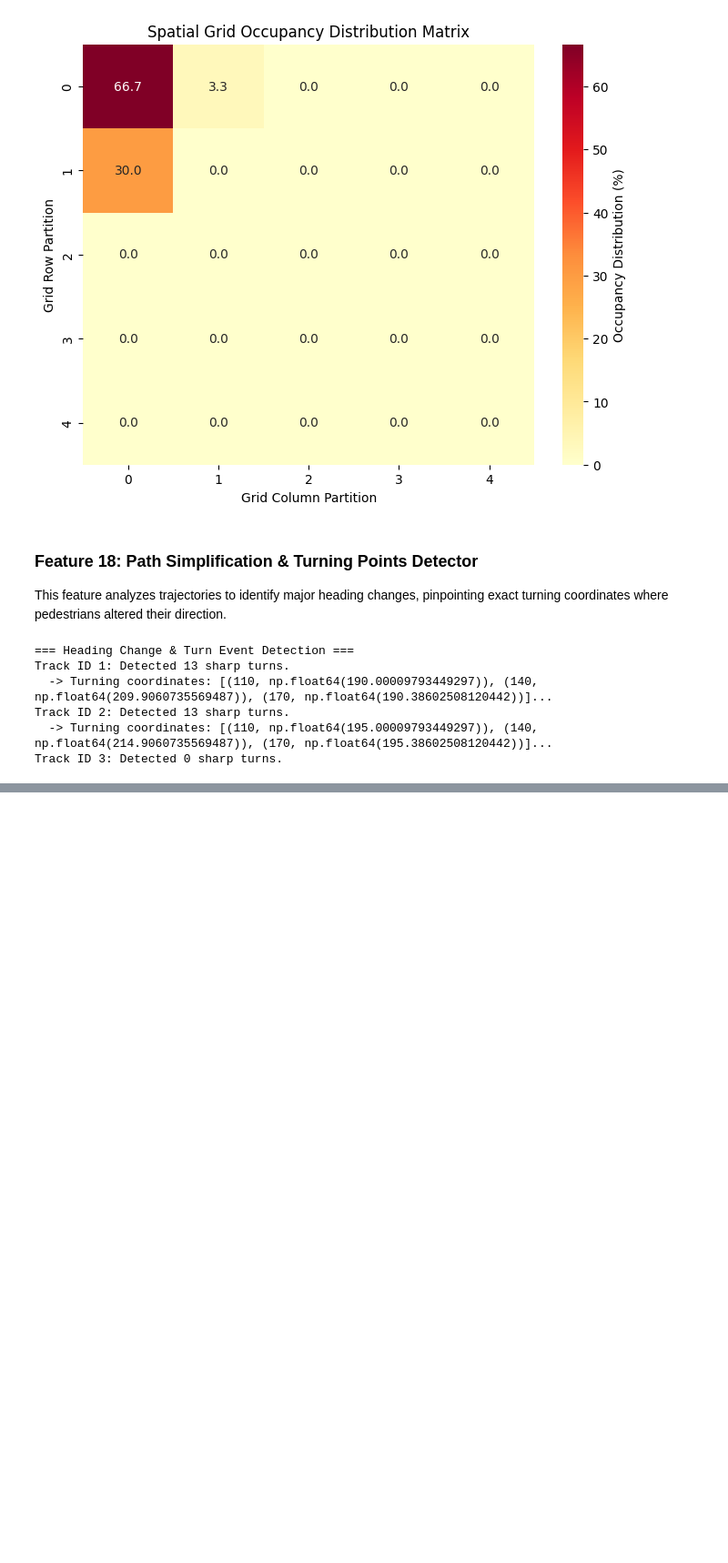
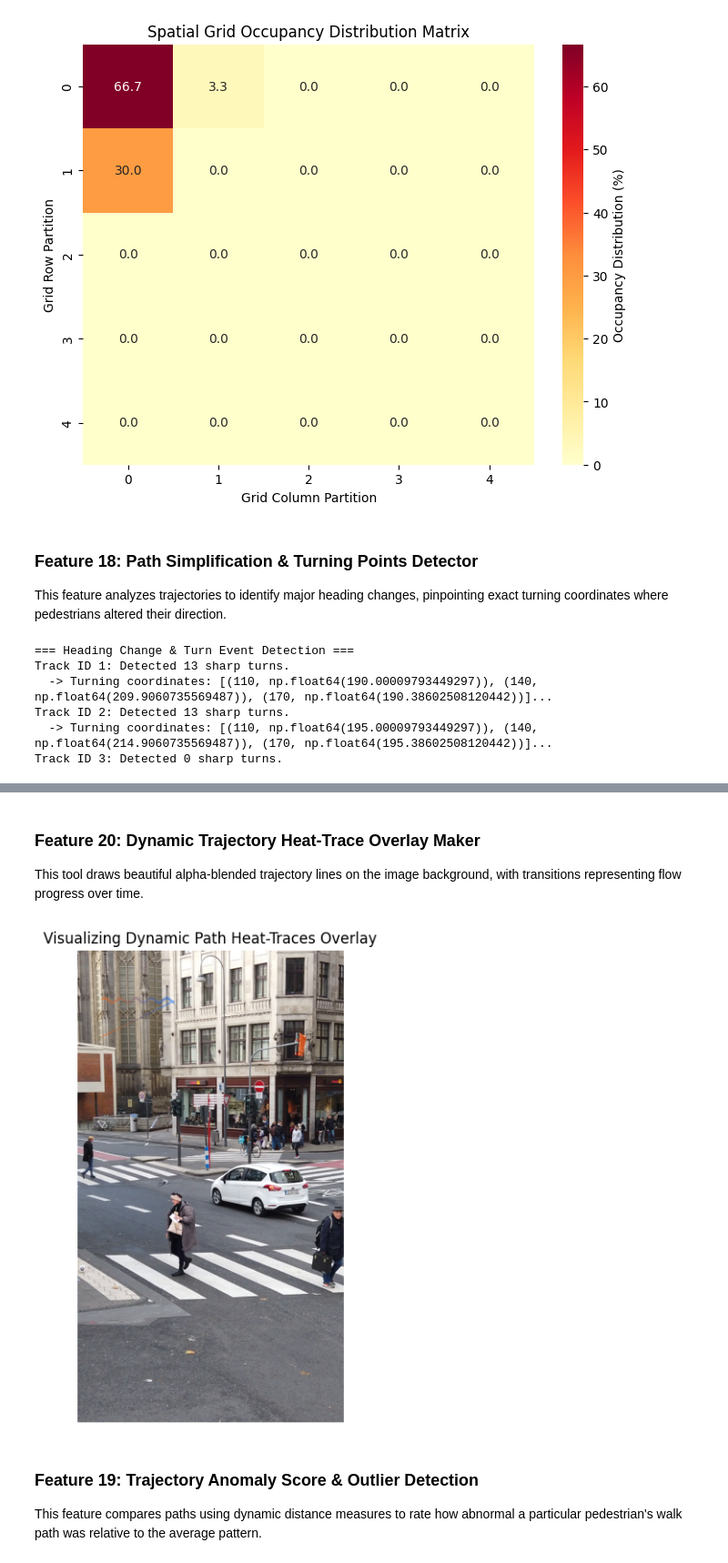
Before and after one commit to HaswinChony308/Vision-Track, a Jupyter notebook: Vision_Track.ipynb, the cells around one changed output, grey strips where cells are left out. Shown at 91% size. Saved outputs shown, nothing was run; the diff lists cells and outputs as text; code cells hidden in the pictures; blank space fills up the shorter version.

```diff
--- a/Vision_Track.ipynb
+++ b/Vision_Track.ipynb
@@ -1256,0 +1302,43 @@ Track ID 3: Detected 0 sharp turns.
+# %% [markdown]
+### Feature 20: Dynamic Trajectory Heat-Trace Overlay Maker
+This tool draws beautiful alpha-blended trajectory lines on the image background, with transitions representing flow progress over time.
+# %%
+import cv2
+import numpy as np
+import os
+import matplotlib.pyplot as plt
+
+# Initialize blank base or load frame if exists
+background = np.zeros((1080, 1920, 3), dtype=np.uint8)
+if os.path.exists("/content/16849658_1080_1920_30fps.mp4"):
+    cap = cv2.VideoCapture("/content/16849658_1080_1920_30fps.mp4")
+    ret, frame = cap.read()
+    if ret:
+        background = frame
+    cap.release()
+
+overlay = background.copy()
+
+# Draw trajectories with a color gradient representing progress
+for track_id, coords in trajectories.items():
+    for i in range(1, len(coords)):
+        p1 = tuple(map(int, coords[i-1]))
+        p2 = tuple(map(int, coords[i]))
+        # Generate color transition (e.g. from blue to red)
+        ratio = float(i) / len(coords)
+        color = (int(255 * ratio), 100, int(255 * (1.0 - ratio)))
+        cv2.line(overlay, p1, p2, color, 4, lineType=cv2.LINE_AA)
+
+# Apply blending
+final_composition = cv2.addWeighted(background, 0.5, overlay, 0.5, 0)
+
+plt.figure(figsize=(12, 7))
+plt.imshow(cv2.cvtColor(final_composition, cv2.COLOR_BGR2RGB))
+plt.title("Visualizing Dynamic Path Heat-Traces Overlay")
+plt.axis('off')
+plt.show()
+# %% [output]
+[figure, added]
+# %% [markdown]
+### Feature 19: Trajectory Anomaly Score & Outlier Detection
+This feature compares paths using dynamic distance measures to rate how abnormal a particular pedestrian's walk path was relative to the average pattern.
```
Also changed, not shown: parts of 7 cells of this notebook.
